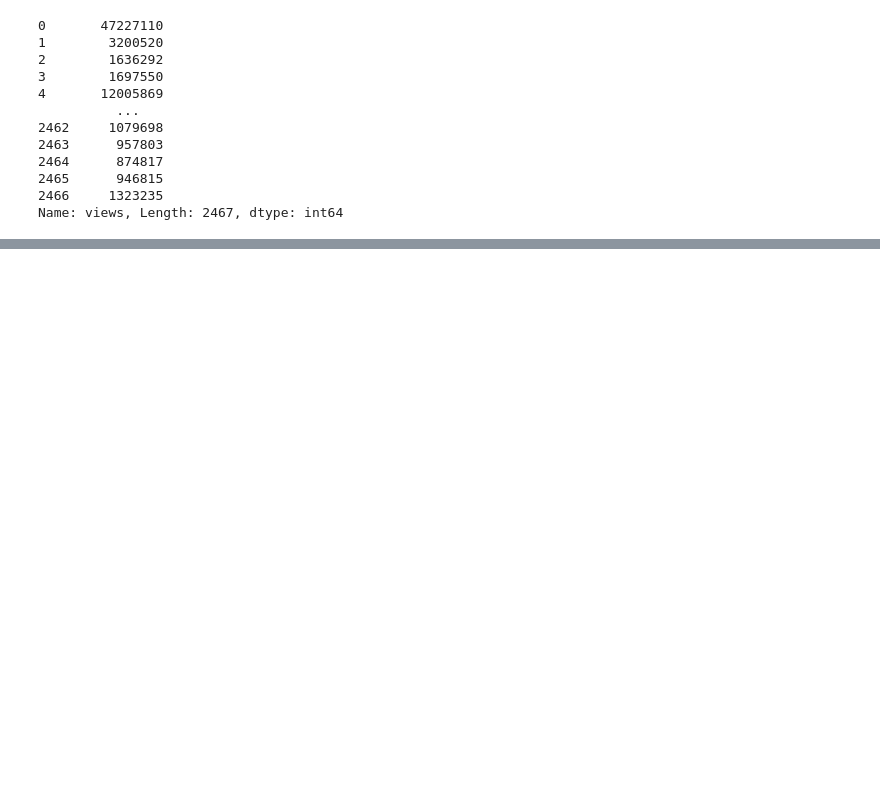
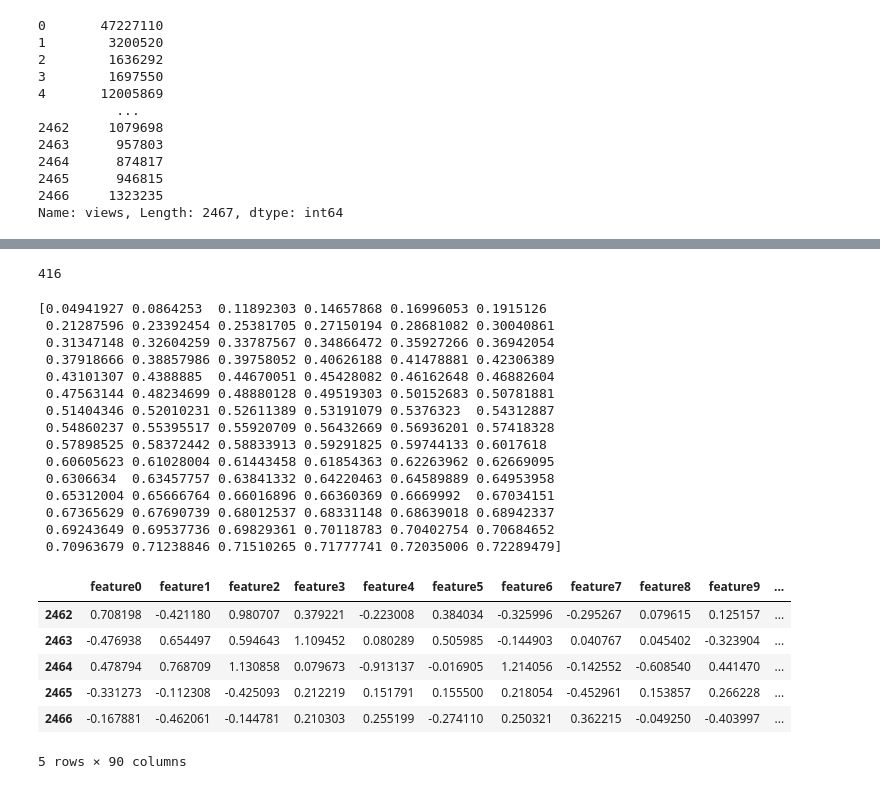
Before and after one commit to Avisikta-Majumdar/TedTalksAnalysis, a Jupyter notebook: Emre's notebook.ipynb, the cells around one changed output, grey strips where cells are left out. Drawn from its saved outputs; the diff is of its cells as text; code cells hidden in the pictures; blank space fills up the shorter version.

```diff
--- a/Emre's notebook.ipynb
+++ b/Emre's notebook.ipynb
@@ -277,0 +390,55 @@ test
+# %%
+tags_result = result[result.columns.difference(['views','subjectivity','polarity','Inspiring','Obnoxious','OK',
+                                  'Jaw-dropping','Persuasive','Unconvincing','Fascinating','Informative','Confusing',
+                                  'Longwinded','Courageous','Ingenious','Beautiful','Funny','event_class_Yearly TED Conference',
+                                  'event_class_TEDx','event_class_TEDWomen','event_class_TEDSalon','event_class_TEDNYC',
+                                 'event_class_TEDNYC','event_class_TEDGlobal','event_class_Other','comments','duration',
+                                  'languages','published_date'])]
+
+other_than_tags = result[['views','subjectivity','polarity','Inspiring','Obnoxious','OK',
+                                  'Jaw-dropping','Persuasive','Unconvincing','Fascinating','Informative','Confusing',
+                                  'Longwinded','Courageous','Ingenious','Beautiful','Funny','event_class_Yearly TED Conference',
+                                  'event_class_TEDx','event_class_TEDWomen','event_class_TEDSalon','event_class_TEDNYC',
+                                 'event_class_TEDNYC','event_class_TEDGlobal','event_class_Other','comments','duration',
+                                  'languages','published_date']]
+
+
+tags_result.head(10)
+print(len(tags_result.columns))
+# %% [output]
+416
+# %%
+pca = PCA(n_components=90)
+principalComponents = pca.fit_transform(tags_result)
+
+
+# print (pca.explained_variance_)
+# print (pca.explained_variance_ratio_)
+print (pca.explained_variance_ratio_.cumsum())
+
+feat_cols = ['feature'+str(i) for i in range(principalComponents.shape[1])]
+normalised_data_tags = pd.DataFrame(principalComponents,columns=feat_cols)
+normalised_data_tags.tail()
+# %% [output]
+[0.04941927 0.0864253  0.11892303 0.14657868 0.16996053 0.1915126
+ 0.21287596 0.23392454 0.25381705 0.27150194 0.28681082 0.30040861
+ 0.31347148 0.32604259 0.33787567 0.34866472 0.35927266 0.36942054
+ 0.37918666 0.38857986 0.39758052 0.40626188 0.41478881 0.42306389
+ 0.43101307 0.4388885  0.44670051 0.45428082 0.46162648 0.46882604
+ 0.47563144 0.48234699 0.48880128 0.49519303 0.50152683 0.50781881
+ 0.51404346 0.52010231 0.52611389 0.53191079 0.5376323  0.54312887
+ 0.54860237 0.55395517 0.55920709 0.56432669 0.56936201 0.57418328
+ 0.57898525 0.58372442 0.58833913 0.59291825 0.59744133 0.6017618
+ 0.60605623 0.61028004 0.61443458 0.61854363 0.62263962 0.62669095
+ 0.6306634  0.63457757 0.63841332 0.64220463 0.64589889 0.64953958
+ 0.65312004 0.65666764 0.66016896 0.66360369 0.6669992  0.67034151
+ 0.67365629 0.67690739 0.68012537 0.68331148 0.68639018 0.68942337
+ 0.69243649 0.69537736 0.69829361 0.70118783 0.70402754 0.70684652
+ 0.70963679 0.71238846 0.71510265 0.71777741 0.72035006 0.72289479]
+|  | feature0 | feature1 | feature2 | feature3 | feature4 | feature5 | feature6 | feature7 | feature8 | feature9 | ... |
+| 2462 | 0.708198 | -0.421180 | 0.980707 | 0.379221 | -0.223008 | 0.384034 | -0.325996 | -0.295267 | 0.079615 | 0.125157 | ... |
+| 2463 | -0.476938 | 0.654497 | 0.594643 | 1.109452 | 0.080289 | 0.505985 | -0.144903 | 0.040767 | 0.045402 | -0.323904 | ... |
+| 2464 | 0.478794 | 0.768709 | 1.130858 | 0.079673 | -0.913137 | -0.016905 | 1.214056 | -0.142552 | -0.608540 | 0.441470 | ... |
+| 2465 | -0.331273 | -0.112308 | -0.425093 | 0.212219 | 0.151791 | 0.155500 | 0.218054 | -0.452961 | 0.153857 | 0.266228 | ... |
+| 2466 | -0.167881 | -0.462061 | -0.144781 | 0.210303 | 0.255199 | -0.274110 | 0.250321 | 0.362215 | -0.049250 | -0.403997 | ... |
+5 rows × 90 columns
```
Also changed, not shown: parts of 20 cells of this notebook.
